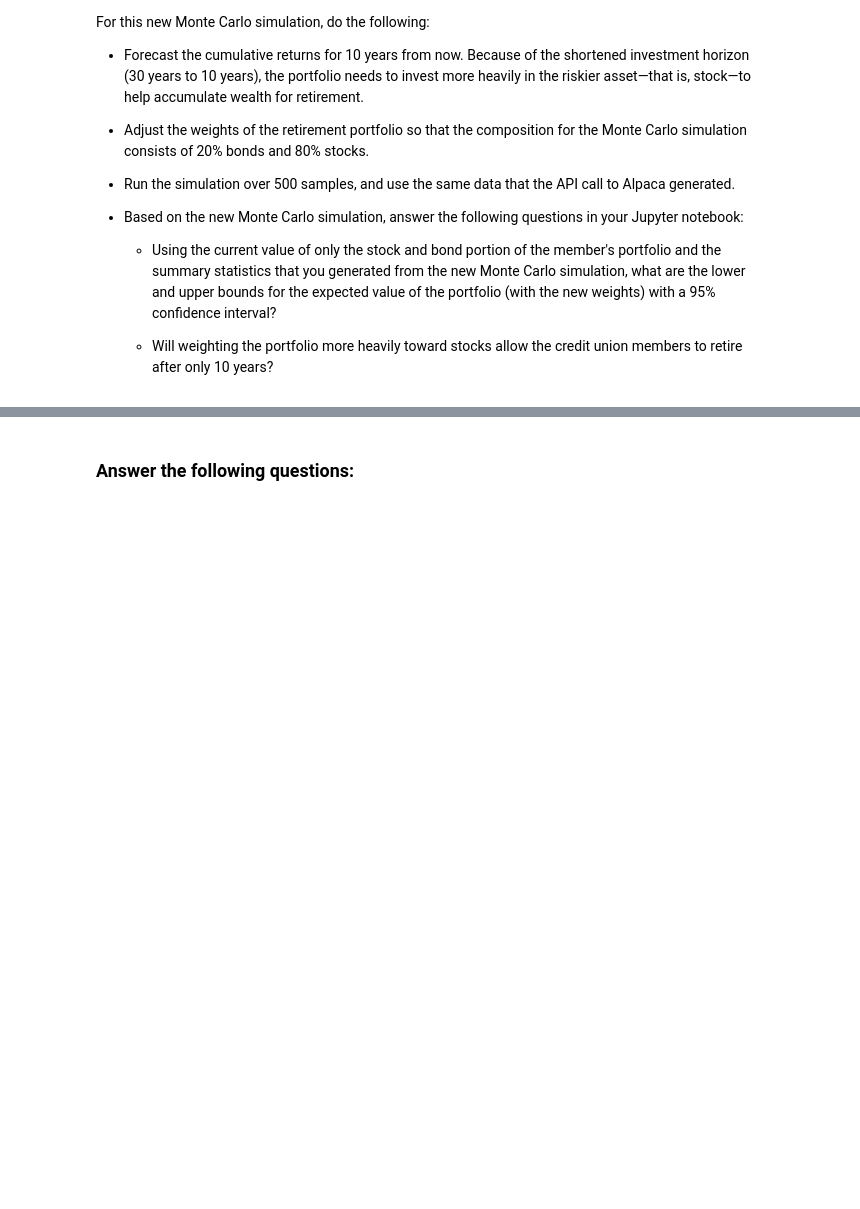
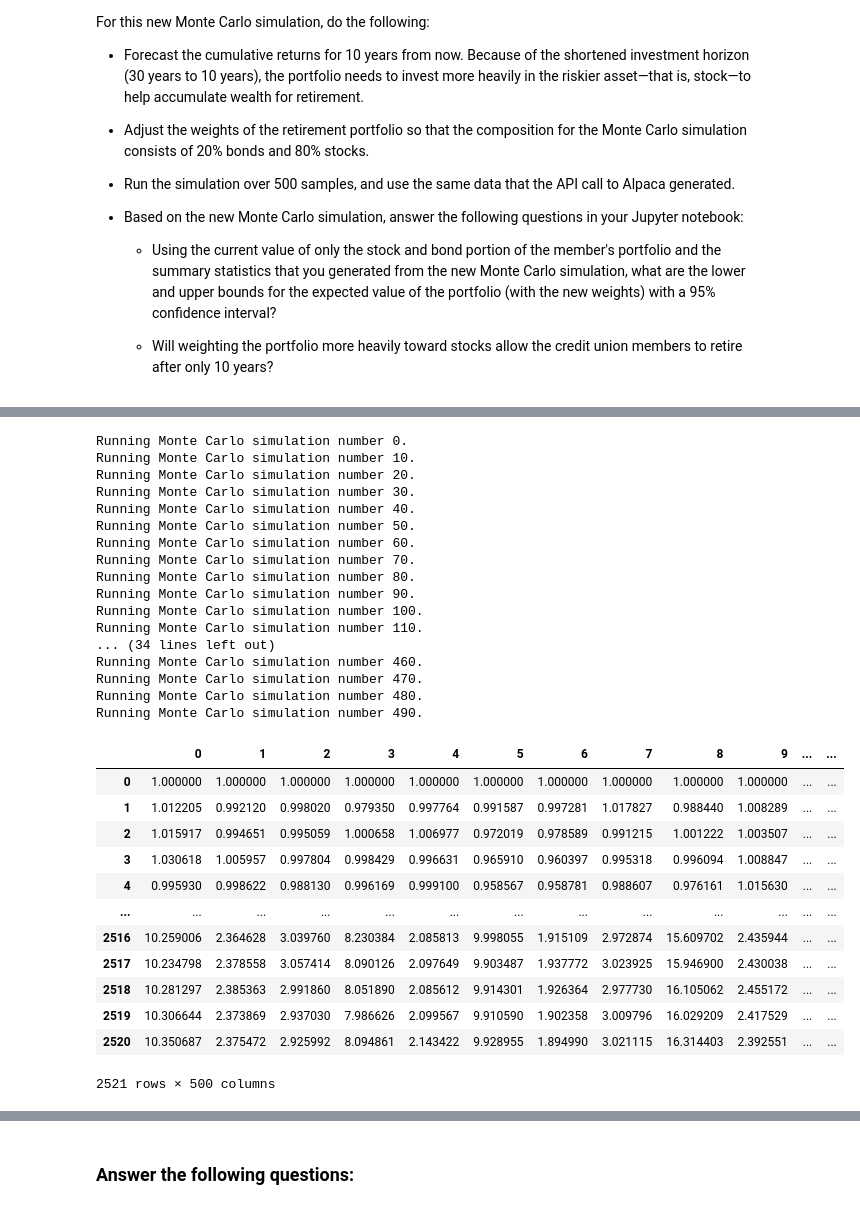
Before and after one commit to lindseyhardouin/Challenge_5, a Jupyter notebook: financial_planning_tools.ipynb, the cells around one changed output, grey strips where cells are left out. Drawn from its saved outputs; the diff is of its cells as text; code cells hidden in the pictures; blank space fills up the shorter version.

Commit message:
Forecast and analyze cumulative returns in 10 years.

```diff
--- a/financial_planning_tools.ipynb
+++ b/financial_planning_tools.ipynb
@@ -685,6 +700,38 @@ For this new Monte Carlo simulation, do the following:
 # %%
 # Run the Monte Carlo simulation to forecast 10 years cumulative returns
-# YOUR CODE HERE
+
+MC_20_80_weight.calc_cumulative_return()
+# %% [output]
+Running Monte Carlo simulation number 0.
+Running Monte Carlo simulation number 10.
+Running Monte Carlo simulation number 20.
+Running Monte Carlo simulation number 30.
+Running Monte Carlo simulation number 40.
+Running Monte Carlo simulation number 50.
+Running Monte Carlo simulation number 60.
+Running Monte Carlo simulation number 70.
+Running Monte Carlo simulation number 80.
+Running Monte Carlo simulation number 90.
+Running Monte Carlo simulation number 100.
+Running Monte Carlo simulation number 110.
+... (34 lines left out)
+Running Monte Carlo simulation number 460.
+Running Monte Carlo simulation number 470.
+Running Monte Carlo simulation number 480.
+Running Monte Carlo simulation number 490.
+|  | 0 | 1 | 2 | 3 | 4 | 5 | 6 | 7 | 8 | 9 | ... | ... |
+| 0 | 1.000000 | 1.000000 | 1.000000 | 1.000000 | 1.000000 | 1.000000 | 1.000000 | 1.000000 | 1.000000 | 1.000000 | ... | ... |
+| 1 | 1.012205 | 0.992120 | 0.998020 | 0.979350 | 0.997764 | 0.991587 | 0.997281 | 1.017827 | 0.988440 | 1.008289 | ... | ... |
+| 2 | 1.015917 | 0.994651 | 0.995059 | 1.000658 | 1.006977 | 0.972019 | 0.978589 | 0.991215 | 1.001222 | 1.003507 | ... | ... |
+| 3 | 1.030618 | 1.005957 | 0.997804 | 0.998429 | 0.996631 | 0.965910 | 0.960397 | 0.995318 | 0.996094 | 1.008847 | ... | ... |
+| 4 | 0.995930 | 0.998622 | 0.988130 | 0.996169 | 0.999100 | 0.958567 | 0.958781 | 0.988607 | 0.976161 | 1.015630 | ... | ... |
+| ... | ... | ... | ... | ... | ... | ... | ... | ... | ... | ... | ... | ... |
+| 2516 | 10.259006 | 2.364628 | 3.039760 | 8.230384 | 2.085813 | 9.998055 | 1.915109 | 2.972874 | 15.609702 | 2.435944 | ... | ... |
+| 2517 | 10.234798 | 2.378558 | 3.057414 | 8.090126 | 2.097649 | 9.903487 | 1.937772 | 3.023925 | 15.946900 | 2.430038 | ... | ... |
+| 2518 | 10.281297 | 2.385363 | 2.991860 | 8.051890 | 2.085612 | 9.914301 | 1.926364 | 2.977730 | 16.105062 | 2.455172 | ... | ... |
+| 2519 | 10.306644 | 2.373869 | 2.937030 | 7.986626 | 2.099567 | 9.910590 | 1.902358 | 3.009796 | 16.029209 | 2.417529 | ... | ... |
+| 2520 | 10.350687 | 2.375472 | 2.925992 | 8.094861 | 2.143422 | 9.928955 | 1.894990 | 3.021115 | 16.314403 | 2.392551 | ... | ... |
+2521 rows × 500 columns
 # %%
 # Visualize the 10-year Monte Carlo simulation by creating an
 # overlay line plot
```
Also changed, not shown: parts of 25 cells of this notebook.
